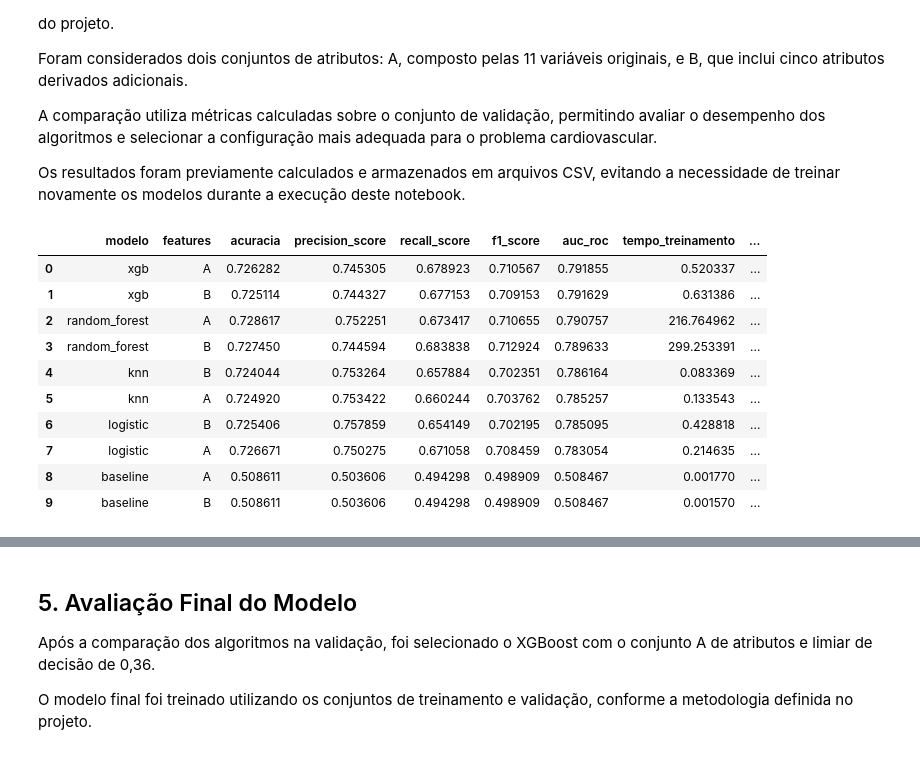
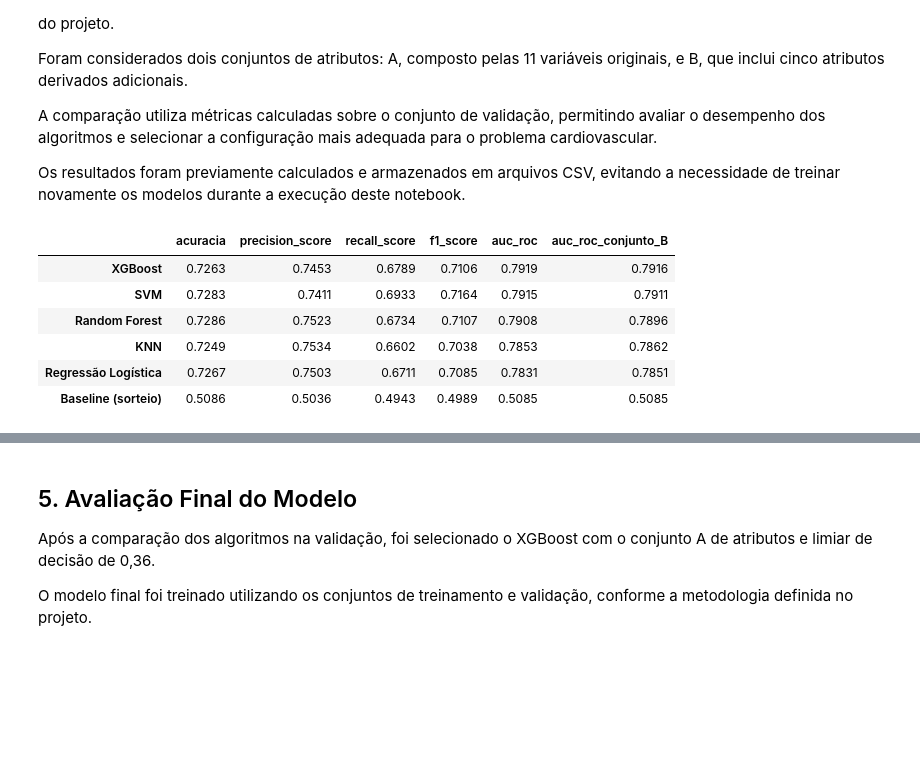
Before and after one commit to team-tech-challenge-fiap/tech-challenge-2026-fiap, a Jupyter notebook: notebooks/00_projeto_final.ipynb, the cells around one changed output, grey strips where cells are left out. Cells and saved outputs as stored; diff of their text form; code cells hidden in the pictures; blank space fills up the shorter version.

```diff
--- a/notebooks/00_projeto_final.ipynb
+++ b/notebooks/00_projeto_final.ipynb
@@ -258,22 +250,28 @@ Os resultados foram previamente calculados e armazenados em arquivos CSV, evitan
 # %%
 import pandas as pd
 from pathlib import Path
 
-comparison_path = Path("../results/comparison_table.csv")
+NOMES = {"xgb": "XGBoost", "svm": "SVM", "random_forest": "Random Forest", "knn": "KNN", "logistic": "Regressão Logística",
+         "baseline": "Baseline (sorteio)"}
 
-df_comparison = pd.read_csv(comparison_path)
+# Resultado mais recente de cada modelo e conjunto na validação (limiar padrão 0,50), com o baseline da T23.
+val = pd.read_csv(Path("../results/val_results.csv")).drop_duplicates(["modelo", "features"], keep="last")
+baseline = pd.read_csv(Path("../results/comparison_table.csv")).query("modelo == 'baseline'")
+colunas = ["modelo", "features", "acuracia", "precision_score", "recall_score", "f1_score", "auc_roc"]
+df_comparison = pd.concat([val[colunas], baseline[colunas]], ignore_index=True)
 
-display(df_comparison)
+df_a = df_comparison[df_comparison["features"] == "A"].set_index("modelo")
+df_b = df_comparison[df_comparison["features"] == "B"].set_index("modelo")
+tabela = df_a.sort_values("auc_roc", ascending=False)[["acuracia", "precision_score", "recall_score", "f1_score", "auc_roc"]]
+tabela["auc_roc_conjunto_B"] = df_b["auc_roc"]
+tabela.index = [NOMES[m] for m in tabela.index]
+display(tabela.round(4))
 # %% [output]
-|  | modelo | features | acuracia | precision_score | recall_score | f1_score | auc_roc | tempo_treinamento | ... |
-| 0 | xgb | A | 0.726282 | 0.745305 | 0.678923 | 0.710567 | 0.791855 | 0.520337 | ... |
-| 1 | xgb | B | 0.725114 | 0.744327 | 0.677153 | 0.709153 | 0.791629 | 0.631386 | ... |
-| 2 | random_forest | A | 0.728617 | 0.752251 | 0.673417 | 0.710655 | 0.790757 | 216.764962 | ... |
-| 3 | random_forest | B | 0.727450 | 0.744594 | 0.683838 | 0.712924 | 0.789633 | 299.253391 | ... |
-| 4 | knn | B | 0.724044 | 0.753264 | 0.657884 | 0.702351 | 0.786164 | 0.083369 | ... |
-| 5 | knn | A | 0.724920 | 0.753422 | 0.660244 | 0.703762 | 0.785257 | 0.133543 | ... |
-| 6 | logistic | B | 0.725406 | 0.757859 | 0.654149 | 0.702195 | 0.785095 | 0.428818 | ... |
-| 7 | logistic | A | 0.726671 | 0.750275 | 0.671058 | 0.708459 | 0.783054 | 0.214635 | ... |
-| 8 | baseline | A | 0.508611 | 0.503606 | 0.494298 | 0.498909 | 0.508467 | 0.001770 | ... |
-| 9 | baseline | B | 0.508611 | 0.503606 | 0.494298 | 0.498909 | 0.508467 | 0.001570 | ... |
+|  | acuracia | precision_score | recall_score | f1_score | auc_roc | auc_roc_conjunto_B |
+| XGBoost | 0.7263 | 0.7453 | 0.6789 | 0.7106 | 0.7919 | 0.7916 |
+| SVM | 0.7283 | 0.7411 | 0.6933 | 0.7164 | 0.7915 | 0.7911 |
+| Random Forest | 0.7286 | 0.7523 | 0.6734 | 0.7107 | 0.7908 | 0.7896 |
+| KNN | 0.7249 | 0.7534 | 0.6602 | 0.7038 | 0.7853 | 0.7862 |
+| Regressão Logística | 0.7267 | 0.7503 | 0.6711 | 0.7085 | 0.7831 | 0.7851 |
+| Baseline (sorteio) | 0.5086 | 0.5036 | 0.4943 | 0.4989 | 0.5085 | 0.5085 |
 # %%
```
Also changed, not shown: parts of 13 cells of this notebook.
